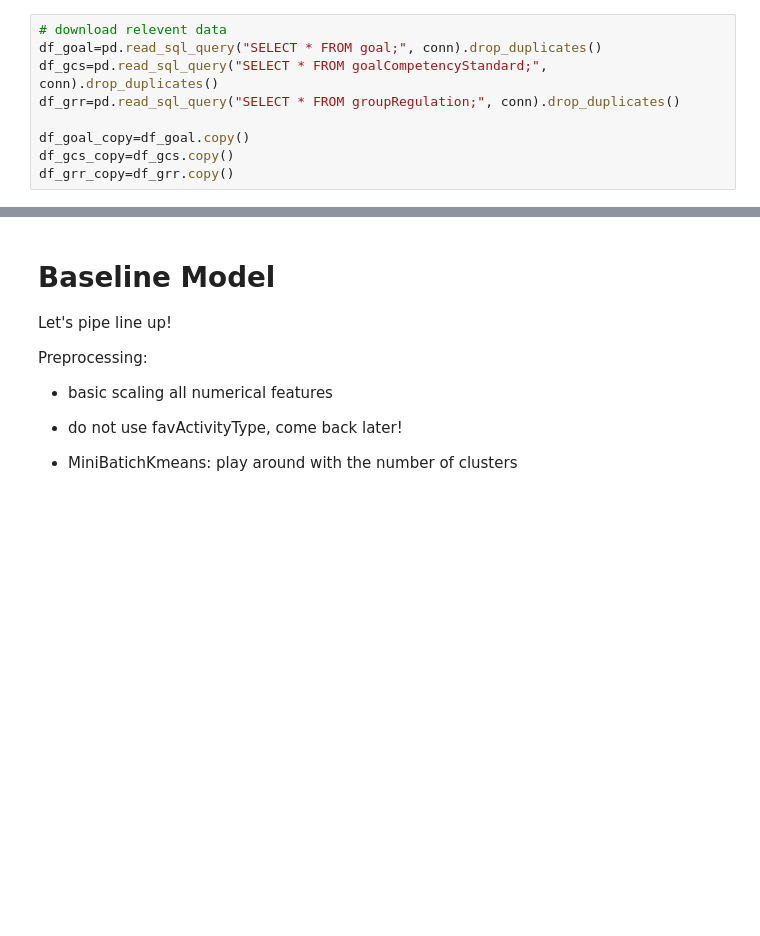
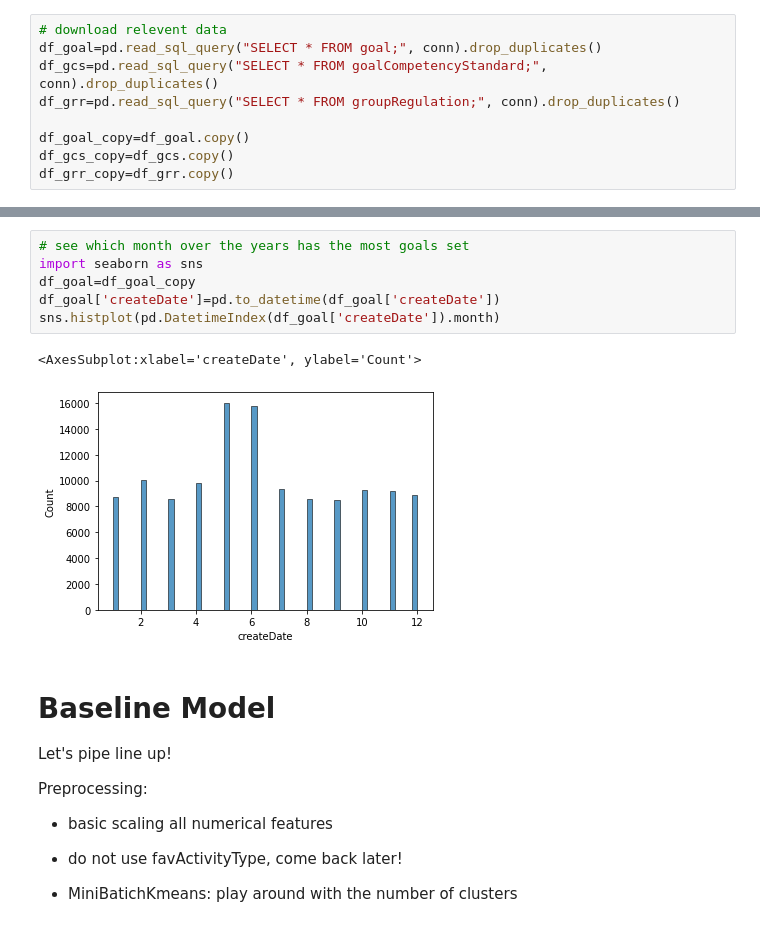
Before and after one commit to BenQuartermaine/customerclustering, a Jupyter notebook: notebooks/ran.ipynb, the cells around one changed output, grey strips where cells are left out. Cells and saved outputs as stored; diff of their text form; blank space fills up the shorter version.

Commit message:
got the goals per year in notebook

```diff
--- a/notebooks/ran.ipynb
+++ b/notebooks/ran.ipynb
@@ -463,3 +525,12 @@ df_goal.head()
+# %%
+# see which month over the years has the most goals set
+import seaborn as sns
+df_goal=df_goal_copy
+df_goal['createDate']=pd.to_datetime(df_goal['createDate'])
+sns.histplot(pd.DatetimeIndex(df_goal['createDate']).month)
+# %% [output]
+<AxesSubplot:xlabel='createDate', ylabel='Count'>
+[figure, added]
 # %% [markdown]
 # Baseline Model
 
```
Also changed, not shown: parts of 9 cells of this notebook, 4 other files.
